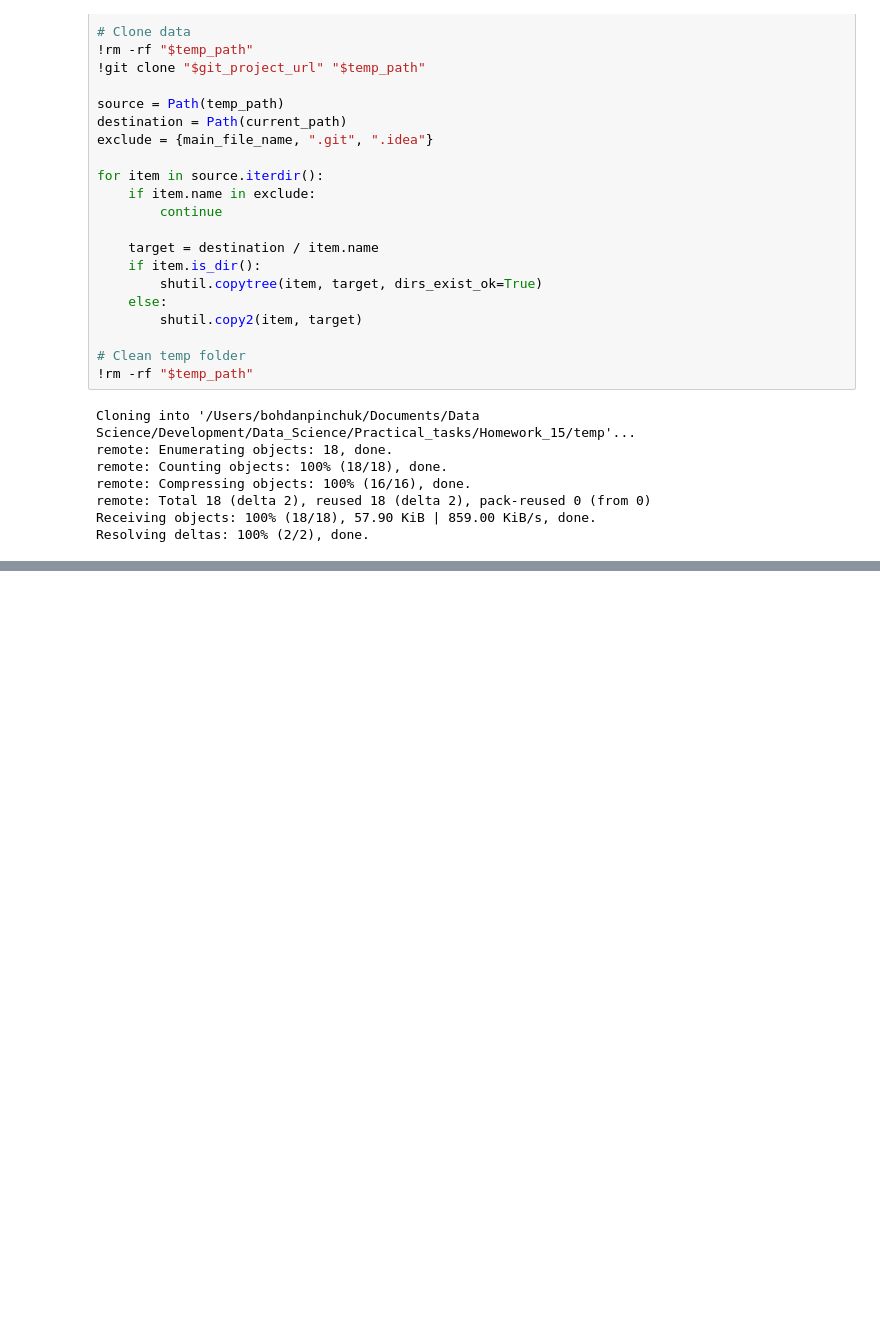
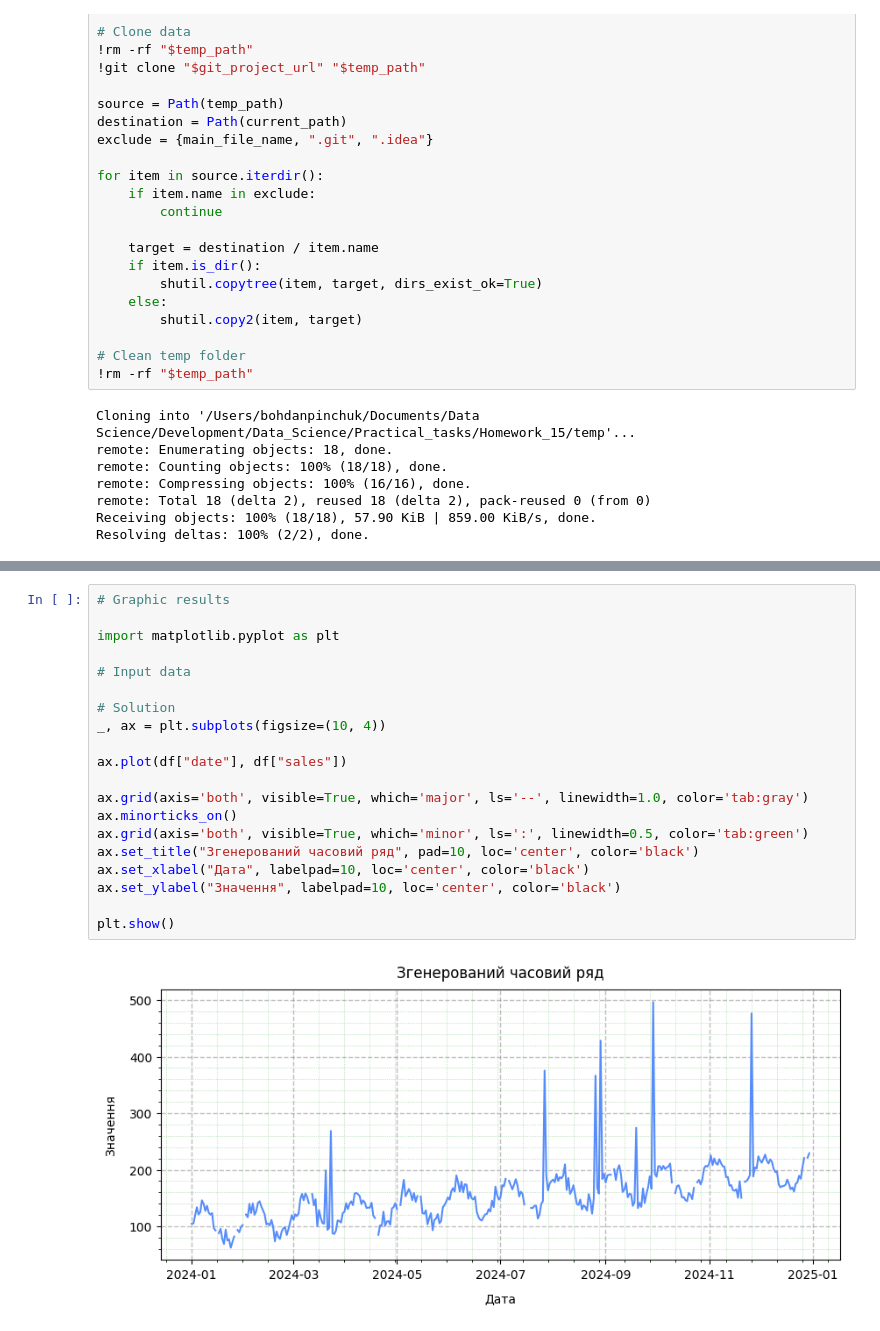
Before and after one commit to BogdanPinchuk/DataScience-PBY_HW15, a Jupyter notebook: Bohdan_Pinchuk_DS_HW15.ipynb, the cells around one changed output, grey strips where cells are left out. Drawn from its saved outputs; the diff is of its cells as text; blank space fills up the shorter version.

Commit message:
[Homework15] - refactored code and chart

```diff
--- a/Bohdan_Pinchuk_DS_HW15.ipynb
+++ b/Bohdan_Pinchuk_DS_HW15.ipynb
@@ -211,0 +230,22 @@ plt.show()
+# %%
+# Graphic results
+
+import matplotlib.pyplot as plt
+
+# Input data
+
+# Solution
+_, ax = plt.subplots(figsize=(10, 4))
+
+ax.plot(df["date"], df["sales"])
+
+ax.grid(axis='both', visible=True, which='major', ls='--', linewidth=1.0, color='tab:gray')
+ax.minorticks_on()
+ax.grid(axis='both', visible=True, which='minor', ls=':', linewidth=0.5, color='tab:green')
+ax.set_title("Згенерований часовий ряд", pad=10, loc='center', color='black')
+ax.set_xlabel("Дата", labelpad=10, loc='center', color='black')
+ax.set_ylabel("Значення", labelpad=10, loc='center', color='black')
+
+plt.show()
+# %% [output]
+[figure, added]
```
Also changed, not shown: parts of 2 cells of this notebook.
